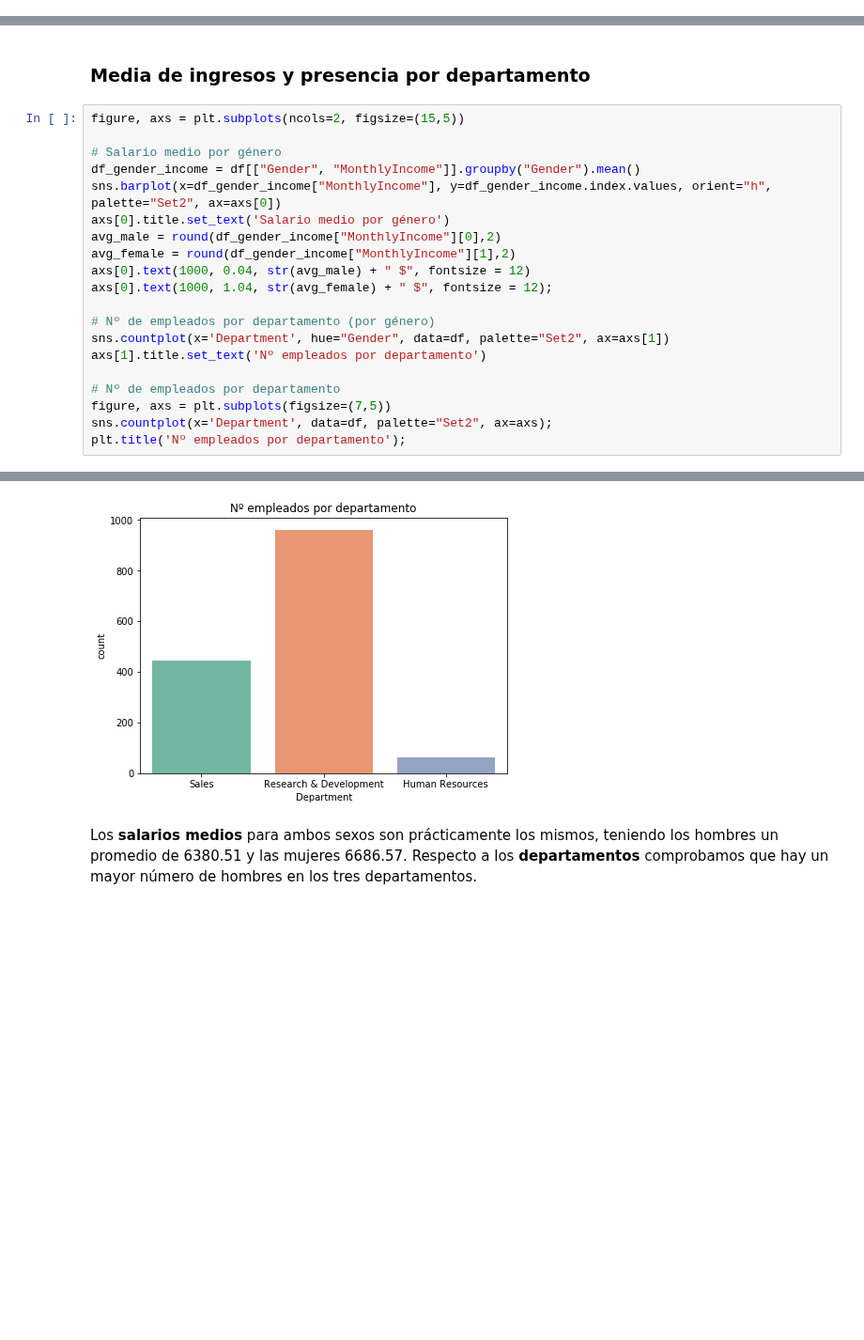
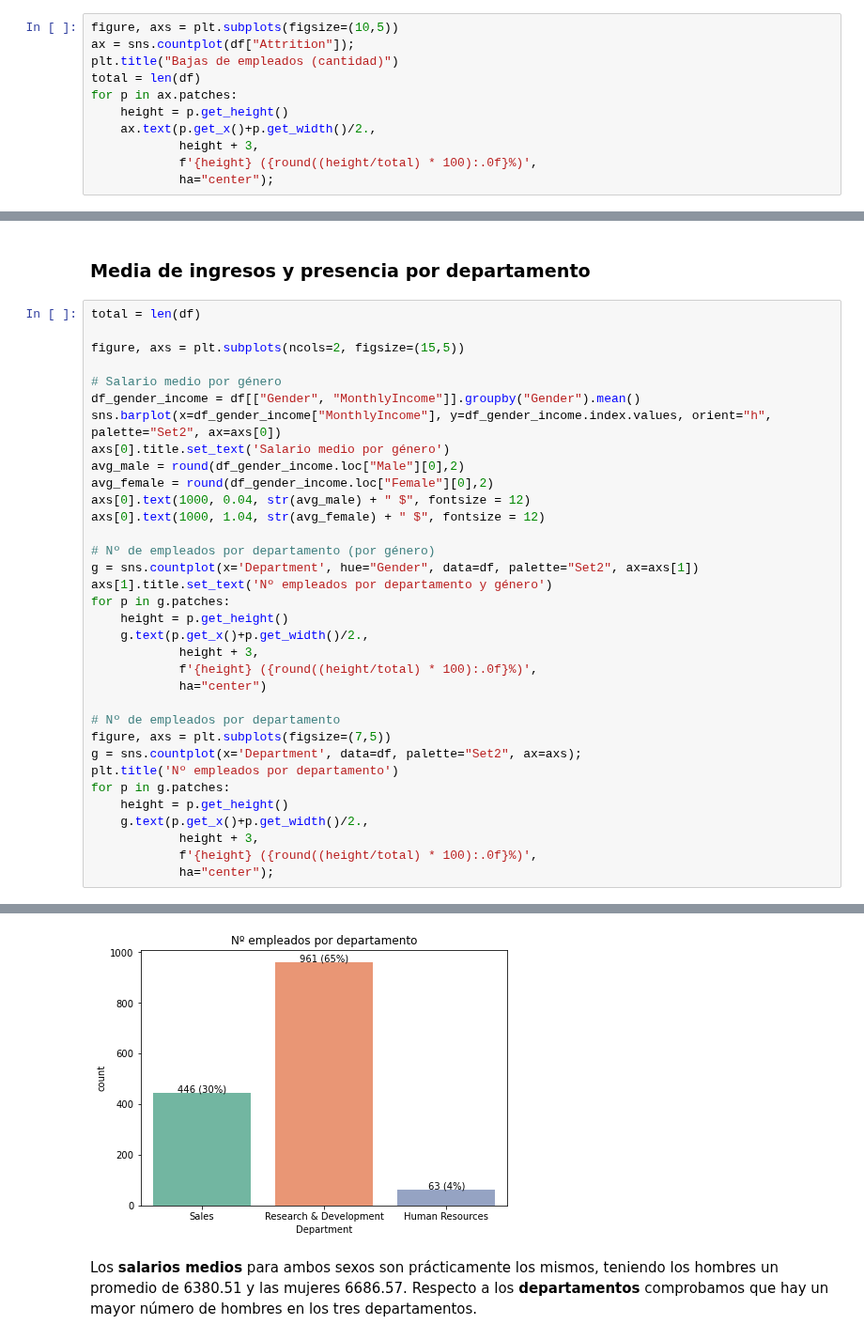
Before and after one commit to SgtSteiner/DataScience, a Jupyter notebook: Attrition/Attrition.ipynb, the cells around one changed output, grey strips where cells are left out. Shown at 94% size. Drawn from its saved outputs; the diff is of its cells as text; blank space fills up the shorter version.

```diff
--- a/Attrition/Attrition.ipynb
+++ b/Attrition/Attrition.ipynb
@@ -123,0 +145,11 @@ plt.title("Bajas de empleados (cantidad)");
+# %%
+figure, axs = plt.subplots(figsize=(10,5))
+ax = sns.countplot(df["Attrition"]);
+plt.title("Bajas de empleados (cantidad)")
+total = len(df)
+for p in ax.patches:
+    height = p.get_height()
+    ax.text(p.get_x()+p.get_width()/2.,
+            height + 3,
+            f'{height} ({round((height/total) * 100):.0f}%)',
+            ha="center");
@@ -189,23 +234,37 @@ plt.title("¿Existe alguna disparidad en los ingresos por género?");
 # %% [markdown]
 ### Media de ingresos y presencia por departamento
 # %%
+total = len(df)
+
 figure, axs = plt.subplots(ncols=2, figsize=(15,5))
 
 # Salario medio por género
 df_gender_income = df[["Gender", "MonthlyIncome"]].groupby("Gender").mean()
 sns.barplot(x=df_gender_income["MonthlyIncome"], y=df_gender_income.index.values, orient="h", palette="Set2", ax=axs[0])
 axs[0].title.set_text('Salario medio por género')
-avg_male = round(df_gender_income["MonthlyIncome"][0],2)
-avg_female = round(df_gender_income["MonthlyIncome"][1],2)
+avg_male = round(df_gender_income.loc["Male"][0],2)
+avg_female = round(df_gender_income.loc["Female"][0],2)
 axs[0].text(1000, 0.04, str(avg_male) + " $", fontsize = 12)
-axs[0].text(1000, 1.04, str(avg_female) + " $", fontsize = 12);
+axs[0].text(1000, 1.04, str(avg_female) + " $", fontsize = 12)
 
 # Nº de empleados por departamento (por género)
-sns.countplot(x='Department', hue="Gender", data=df, palette="Set2", ax=axs[1])
-axs[1].title.set_text('Nº empleados por departamento')
+g = sns.countplot(x='Department', hue="Gender", data=df, palette="Set2", ax=axs[1])
+axs[1].title.set_text('Nº empleados por departamento y género')
+for p in g.patches:
+    height = p.get_height()
+    g.text(p.get_x()+p.get_width()/2.,
+            height + 3,
+            f'{height} ({round((height/total) * 100):.0f}%)',
+            ha="center")
 
 # Nº de empleados por departamento
 figure, axs = plt.subplots(figsize=(7,5))
-sns.countplot(x='Department', data=df, palette="Set2", ax=axs);
-plt.title('Nº empleados por departamento');
+g = sns.countplot(x='Department', data=df, palette="Set2", ax=axs);
+plt.title('Nº empleados por departamento')
+for p in g.patches:
+    height = p.get_height()
+    g.text(p.get_x()+p.get_width()/2.,
+            height + 3,
+            f'{height} ({round((height/total) * 100):.0f}%)',
+            ha="center");
 # %% [output]
@@ -213,4 +272,4 @@ plt.title('Nº empleados por departamento');
-[figure, old version]
+[figure, new version]
 # %% [markdown]
 Los **salarios medios** para ambos sexos son prácticamente los mismos, teniendo los hombres un promedio de 6380.51 y las mujeres 6686.57. Respecto a los **departamentos** comprobamos que hay un mayor número de hombres en los tres departamentos.
 # %% [markdown]
```
Also changed, not shown: parts of 35 cells of this notebook.
